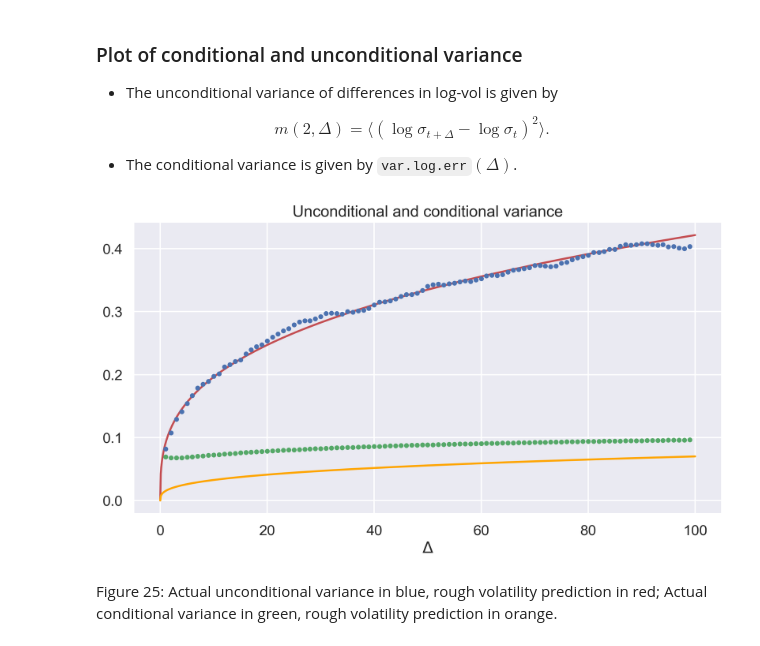
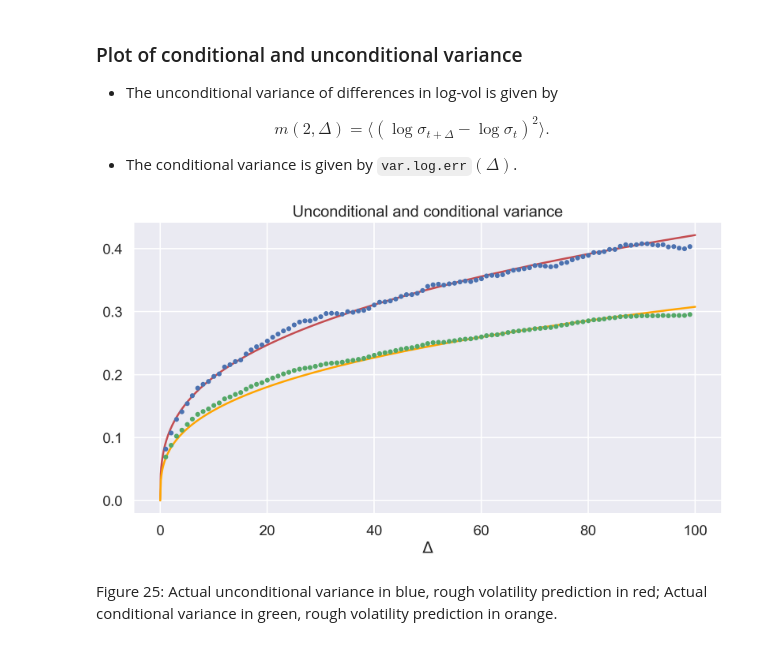
Before and after one commit to fbourgey/RoughVolatilityWorkshop, a Jupyter notebook: QM2024_1_Econometrics.ipynb, the cells around one changed output. Drawn from its saved outputs; the diff is of its cells as text; code cells hidden in the pictures.

```diff
--- a/QM2024_1_Econometrics.ipynb
+++ b/QM2024_1_Econometrics.ipynb
@@ -1161,24 +1181,22 @@ def realized_var_forecast(idx, realized_var, h, n_lags, delta, nu):
 # %% [markdown]
 ### Scatter plot of delta days ahead predictions
 # %%
-n_lags = 200
-delta = 1
-spx_realized_var = df_spx["rv"].to_numpy()
-n_tot = len(spx_realized_var) - (n_lags + 1)
+N_LAGS = 200
+DELTA = 1
+n_tot = len(spx_realized_var) - (N_LAGS + DELTA)
 
-vol_pred = np.array(
+forecast = np.array(
     [
         realized_var_forecast(
             idx=idx,
             realized_var=spx_realized_var,
             h=h_spx_regression,
-            n_lags=n_lags,
-            delta=delta,
+            n_lags=N_LAGS,
+            delta=DELTA,
             nu=nu_spx_regression,
         )
-        ** 0.5
         for idx in range(n_tot)
     ]
 )
+vol_pred = forecast[:, 0] ** 0.5
+vol_actual = forecast[:, 1] ** 0.5
-# %%
-vol_actual = spx_realized_vol[n_lags + 1 :]
@@ -1296,19 +1303,23 @@ First, we compute the time series of prediction errors.
 # %%
-def var_log_vol_err(delta, n_lags=200):
-    vol_pred = np.array(
+N_LAGS = 200
+
+
+def var_log_vol_err(delta):
+    n_tot = len(spx_realized_var) - (N_LAGS + delta)
+    forecast = np.array(
         [
             realized_var_forecast(
                 idx=idx,
                 realized_var=spx_realized_var,
                 h=h_spx_regression,
-                n_lags=n_lags,
+                n_lags=N_LAGS,
                 delta=delta,
                 nu=nu_spx_regression,
             )
-            ** 0.5
             for idx in range(n_tot)
         ]
     )
-    vol_actual = spx_realized_vol[n_lags + 1 :]
+    vol_pred = forecast[:, 0] ** 0.5
+    vol_actual = forecast[:, 1] ** 0.5
     err = np.log(vol_actual) - np.log(vol_pred)
     return np.var(err)
@@ -1315,3 +1330,3 @@ def var_log_vol_err(delta, n_lags=200):
 # %%
 range_deltas = np.arange(1, 100, dtype=int)
-tab_var_log_vol_err = np.array([var_log_vol_err(d) for d in range_deltas])
+tab_var_log_vol_err = np.array([var_log_vol_err(delta=d) for d in range_deltas])
@@ -1336,21 +1349,21 @@ m_2_moment_diff_logvol = utils.m_q_moment_diff_logvol(
 # %%
 x = np.linspace(0.0, 100, 1000)
 
 fig, ax = plt.subplots(figsize=(12, 6))
 ax.plot(x, nu_spx_regression**2 * x ** (2 * h_spx_regression), "r-")
 ax.plot(
     x,
-    h_spx_regression * nu_spx_regression**2 * x ** (2 * h_spx_regression),
+    c_tilde(h_spx_regression) * nu_spx_regression**2 * x ** (2 * h_spx_regression),
     "-",
     color="orange",
 )
 ax.plot(range_deltas, m_2_moment_diff_logvol, ".b")
 ax.plot(range_deltas, tab_var_log_vol_err, ".g")
 ax.set_xlabel(r"$\Delta$")
 ax.set_title("Unconditional and conditional variance")
 plt.show()
 # %% [output]
-[figure, old version]
+[figure, new version]
 # %% [markdown]
 Figure 25: Actual unconditional variance in blue, rough volatility prediction in red; Actual conditional variance in green, rough volatility prediction in orange.
 # %% [markdown]
```
Also changed, not shown: parts of 35 cells of this notebook, 1 other file.
